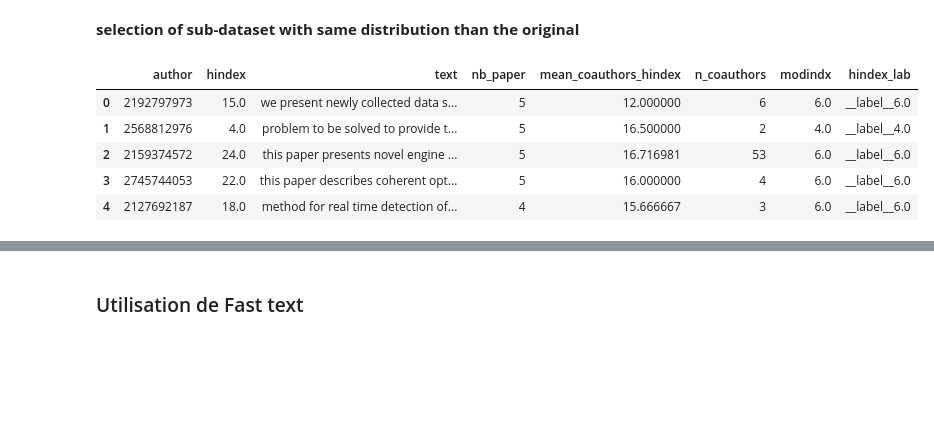
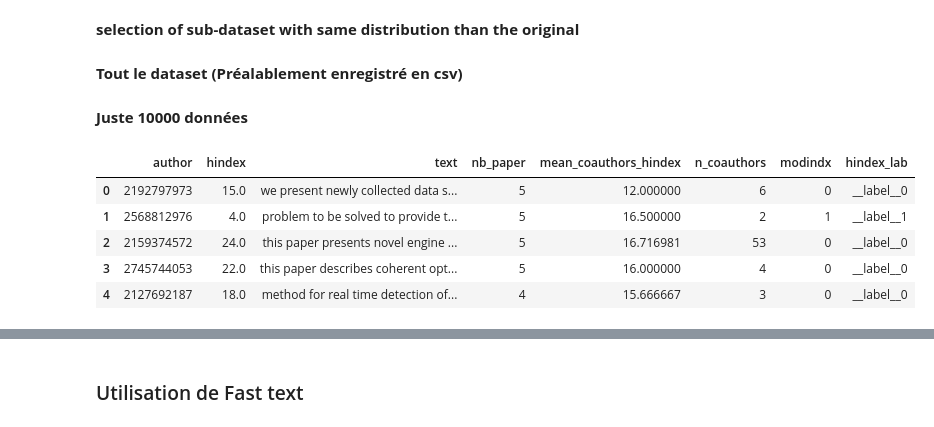
Before and after one commit to gostreap/h_index, a Jupyter notebook: src/fasttext.ipynb, the cells around one changed output, grey strips where cells are left out. Drawn from its saved outputs; the diff is of its cells as text; code cells hidden in the pictures; blank space fills up the shorter version.

```diff
--- a/src/fasttext.ipynb
+++ b/src/fasttext.ipynb
@@ -36,3 +19,5 @@ plt.hist(x=train['hindex'],bins=187)
 [figure]
 # %% [markdown]
 **selection of sub-dataset with same distribution than the original**
+# %% [markdown]
+**Tout le dataset (Préalablement enregistré en csv)**
@@ -39,17 +34,19 @@ plt.hist(x=train['hindex'],bins=187)
+# %% [markdown]
+**Juste 10000 données**
 # %%
 data_path = "../tmp/data_10000.csv"
-data = preprocessing_for_fastText(10000,train)
-data.to_csv(data_path,index=None)
+#data = preprocessing_for_fastText(10000,train)
+#data.to_csv(data_path,index=None)
 data = pd.read_csv(data_path)
 data = small_class(data, 6)
 data.head()
 # %% [output]
 |  | author | hindex | text | nb_paper | mean_coauthors_hindex | n_coauthors | modindx | hindex_lab |
-| 0 | 2192797973 | 15.0 | we present newly collected data s... | 5 | 12.000000 | 6 | 6.0 | __label__6.0 |
-| 1 | 2568812976 | 4.0 | problem to be solved to provide t... | 5 | 16.500000 | 2 | 4.0 | __label__4.0 |
-| 2 | 2159374572 | 24.0 | this paper presents novel engine ... | 5 | 16.716981 | 53 | 6.0 | __label__6.0 |
-| 3 | 2745744053 | 22.0 | this paper describes coherent opt... | 5 | 16.000000 | 4 | 6.0 | __label__6.0 |
-| 4 | 2127692187 | 18.0 | method for real time detection of... | 4 | 15.666667 | 3 | 6.0 | __label__6.0 |
+| 0 | 2192797973 | 15.0 | we present newly collected data s... | 5 | 12.000000 | 6 | 0 | __label__0 |
+| 1 | 2568812976 | 4.0 | problem to be solved to provide t... | 5 | 16.500000 | 2 | 1 | __label__1 |
+| 2 | 2159374572 | 24.0 | this paper presents novel engine ... | 5 | 16.716981 | 53 | 0 | __label__0 |
+| 3 | 2745744053 | 22.0 | this paper describes coherent opt... | 5 | 16.000000 | 4 | 0 | __label__0 |
+| 4 | 2127692187 | 18.0 | method for real time detection of... | 4 | 15.666667 | 3 | 0 | __label__0 |
 # %%
 data.describe()
 # %% [output]
```
Also changed, not shown: parts of 19 cells of this notebook, 1 other file.
